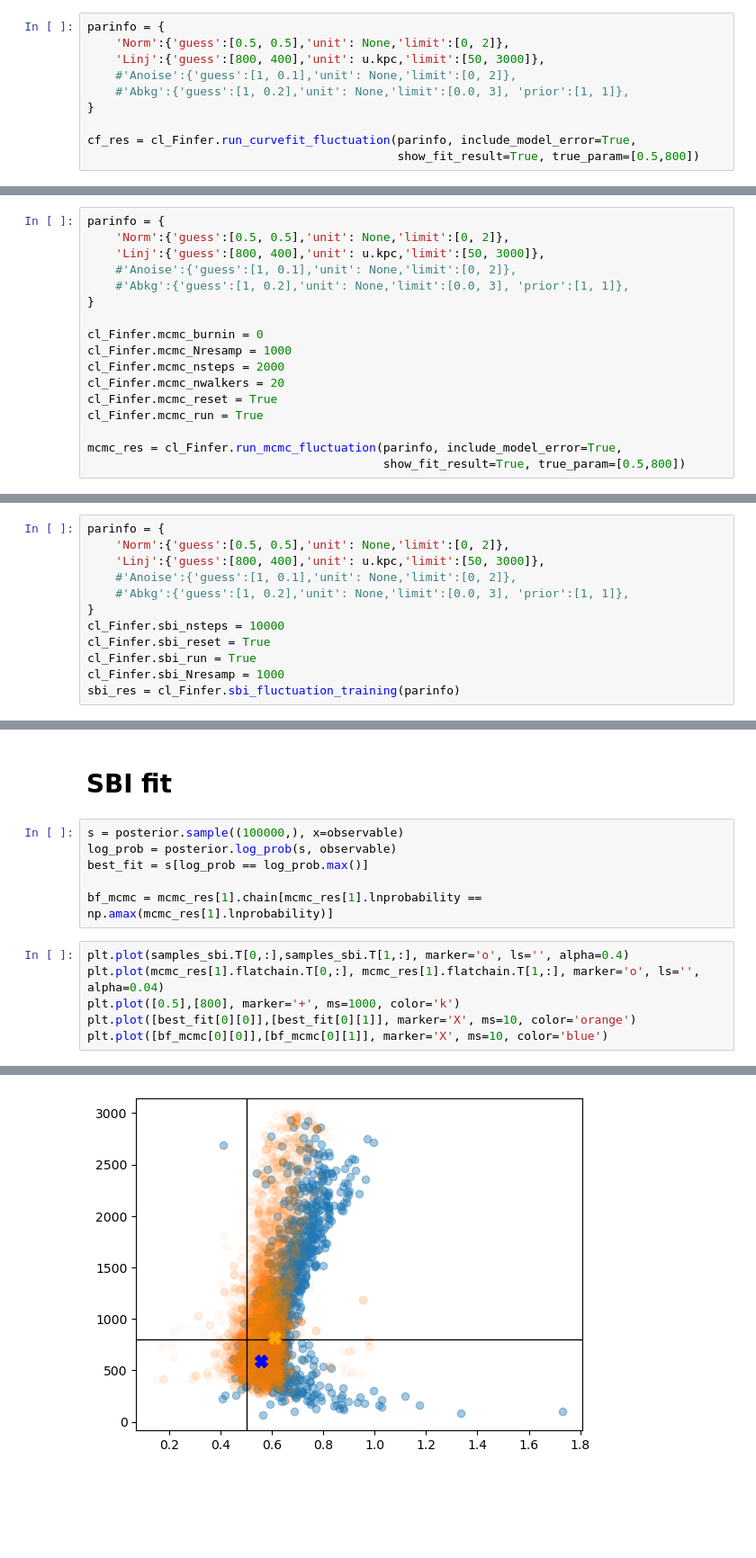
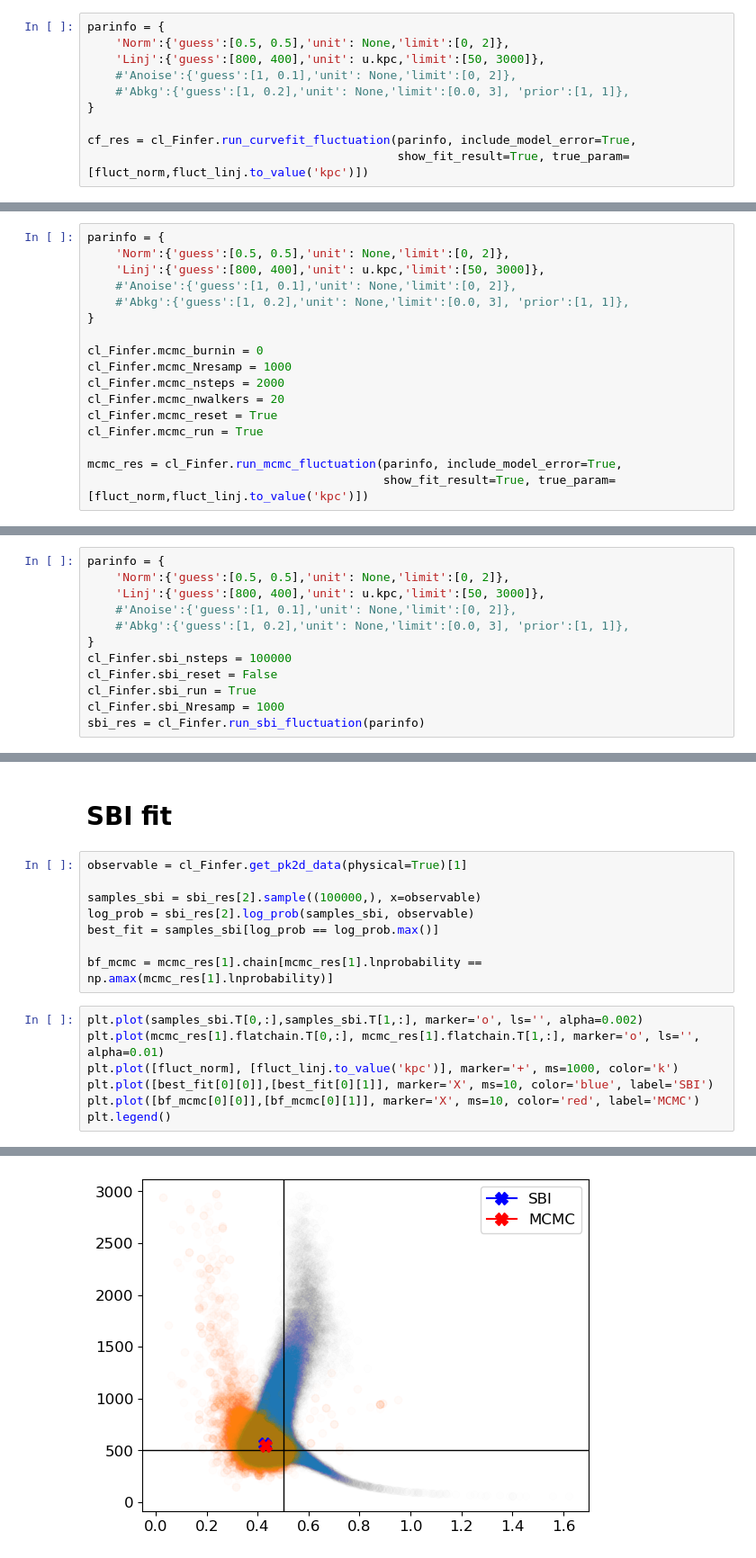
Before and after one commit to remi-adam/pitszi, a Jupyter notebook: notebook/pitszi_dev_sbi_implementation.ipynb, the cells around one changed output, grey strips where cells are left out. Shown at 90% size. Cells and saved outputs as stored; diff of their text form; blank space fills up the shorter version.

```diff
--- a/notebook/pitszi_dev_sbi_implementation.ipynb
+++ b/notebook/pitszi_dev_sbi_implementation.ipynb
@@ -378,7 +361,7 @@ parinfo = {
 }
 
 cf_res = cl_Finfer.run_curvefit_fluctuation(parinfo, include_model_error=True,
-                                            show_fit_result=True, true_param=[0.5,800])
+                                            show_fit_result=True, true_param=[fluct_norm,fluct_linj.to_value('kpc')])
 # %% [output]
 ----- Checking the Pk setup -----
       The setup was done.
@@ -411,7 +394,7 @@ cl_Finfer.mcmc_reset = True
 cl_Finfer.mcmc_run = True
 
 mcmc_res = cl_Finfer.run_mcmc_fluctuation(parinfo, include_model_error=True,
-                                          show_fit_result=True, true_param=[0.5,800])
+                                          show_fit_result=True, true_param=[fluct_norm,fluct_linj.to_value('kpc')])
 # %% [output]
 ----- Checking the Pk setup -----
       The setup was done.
@@ -439,11 +432,11 @@ parinfo = {
     #'Anoise':{'guess':[1, 0.1],'unit': None,'limit':[0, 2]},
     #'Abkg':{'guess':[1, 0.2],'unit': None,'limit':[0.0, 3], 'prior':[1, 1]},
 }
-cl_Finfer.sbi_nsteps = 10000
-cl_Finfer.sbi_reset = True
+cl_Finfer.sbi_nsteps = 100000
+cl_Finfer.sbi_reset = False
 cl_Finfer.sbi_run = True
 cl_Finfer.sbi_Nresamp = 1000
-sbi_res = cl_Finfer.sbi_fluctuation_training(parinfo)
+sbi_res = cl_Finfer.run_sbi_fluctuation(parinfo)
 # %% [output]
 ----- Checking the Pk setup -----
       The setup was done.
@@ -649,15 +459,18 @@ False
 # %% [markdown]
 # SBI fit
 # %%
-s = posterior.sample((100000,), x=observable)
-log_prob = posterior.log_prob(s, observable)
-best_fit = s[log_prob == log_prob.max()]
+observable = cl_Finfer.get_pk2d_data(physical=True)[1]
+
+samples_sbi = sbi_res[2].sample((100000,), x=observable)
+log_prob = sbi_res[2].log_prob(samples_sbi, observable)
+best_fit = samples_sbi[log_prob == log_prob.max()]
 
 bf_mcmc = mcmc_res[1].chain[mcmc_res[1].lnprobability == np.amax(mcmc_res[1].lnprobability)]
 # %%
-plt.plot(samples_sbi.T[0,:],samples_sbi.T[1,:], marker='o', ls='', alpha=0.4)
-plt.plot(mcmc_res[1].flatchain.T[0,:], mcmc_res[1].flatchain.T[1,:], marker='o', ls='', alpha=0.04)
-plt.plot([0.5],[800], marker='+', ms=1000, color='k')
-plt.plot([best_fit[0][0]],[best_fit[0][1]], marker='X', ms=10, color='orange')
-plt.plot([bf_mcmc[0][0]],[bf_mcmc[0][1]], marker='X', ms=10, color='blue')
+plt.plot(samples_sbi.T[0,:],samples_sbi.T[1,:], marker='o', ls='', alpha=0.002)
+plt.plot(mcmc_res[1].flatchain.T[0,:], mcmc_res[1].flatchain.T[1,:], marker='o', ls='', alpha=0.01)
+plt.plot([fluct_norm], [fluct_linj.to_value('kpc')], marker='+', ms=1000, color='k')
+plt.plot([best_fit[0][0]],[best_fit[0][1]], marker='X', ms=10, color='blue', label='SBI')
+plt.plot([bf_mcmc[0][0]],[bf_mcmc[0][1]], marker='X', ms=10, color='red', label='MCMC')
+plt.legend()
 # %% [output]
@@ -665 +478 @@ plt.plot([bf_mcmc[0][0]],[bf_mcmc[0][1]], marker='X', ms=10, color='blue')
-[figure, old version]
+[figure, new version]
```
Also changed, not shown: parts of 13 cells of this notebook, 1 other file.
